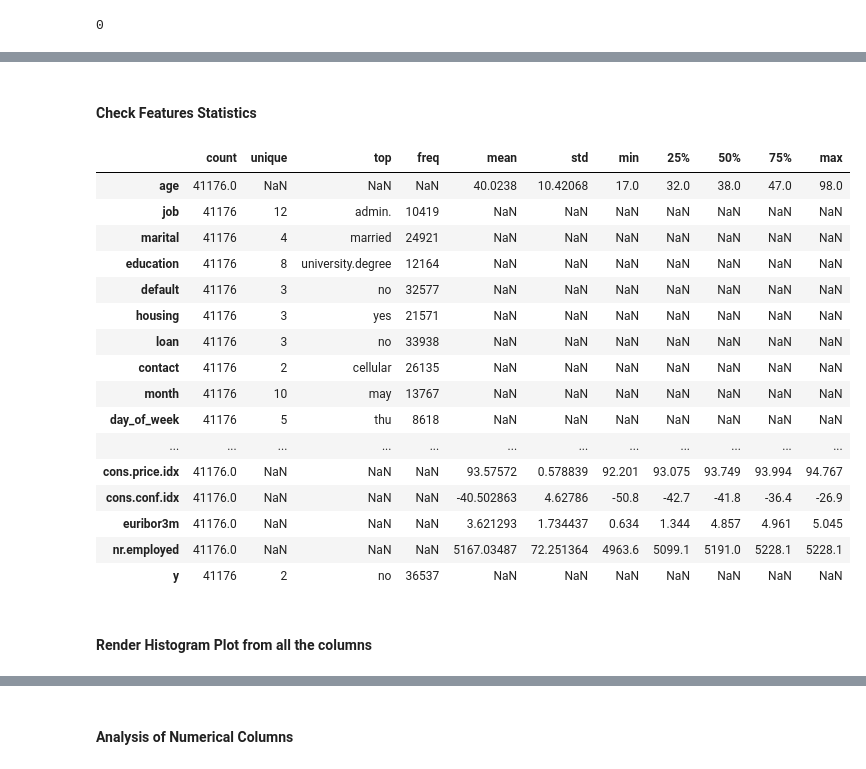
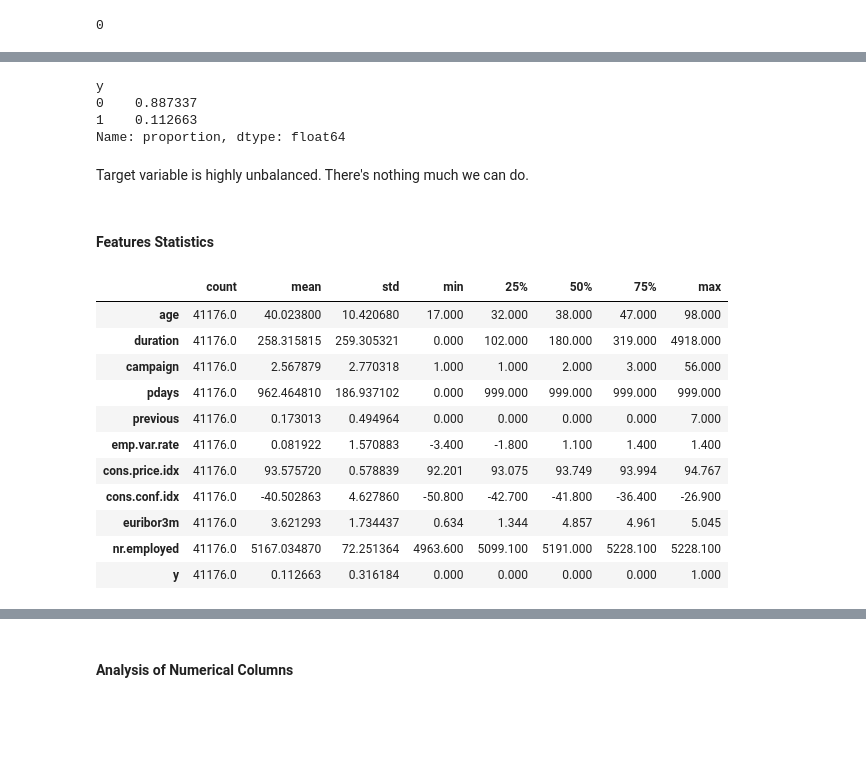
Before and after one commit to outdegree/BH-PCMLAI-M17-App3, a Jupyter notebook: prompt_III.ipynb, the cells around one changed output, grey strips where cells are left out. Saved outputs shown, nothing was run; the diff lists cells and outputs as text; code cells hidden in the pictures; blank space fills up the shorter version.

Commit message:
Improved EDA and plots.

```diff
--- a/prompt_III.ipynb
+++ b/prompt_III.ipynb
@@ -138,0 +154,5 @@ df.duplicated().sum()
+# %%
+pd.set_option("future.no_silent_downcasting", True) # Nuke warning about downcasting string type to a numerical type
+df['y'] = df['y'].replace({'yes': 1, 'no': 0})
+df['y'] = df['y'].astype(np.int8) # Explicitly downcast string type to a numerical type
+df['y'].info()
@@ -139,24 +168,26 @@ df.duplicated().sum()
+# %%
+df['y'].value_counts(normalize = True)
+# %% [output]
+y
+0    0.887337
+1    0.112663
+Name: proportion, dtype: float64
+# %% [markdown]
+Target variable is highly unbalanced. There's nothing much we can do.
 # %% [markdown]
-#### Check Features Statistics
+#### Features Statistics
 # %%
-df.describe(include = 'all').T
+df.describe().T
 # %% [output]
-|  | count | unique | top | freq | mean | std | min | 25% | 50% | 75% | max |
-| age | 41176.0 | NaN | NaN | NaN | 40.0238 | 10.42068 | 17.0 | 32.0 | 38.0 | 47.0 | 98.0 |
-| job | 41176 | 12 | admin. | 10419 | NaN | NaN | NaN | NaN | NaN | NaN | NaN |
-| marital | 41176 | 4 | married | 24921 | NaN | NaN | NaN | NaN | NaN | NaN | NaN |
-| education | 41176 | 8 | university.degree | 12164 | NaN | NaN | NaN | NaN | NaN | NaN | NaN |
-| default | 41176 | 3 | no | 32577 | NaN | NaN | NaN | NaN | NaN | NaN | NaN |
-| housing | 41176 | 3 | yes | 21571 | NaN | NaN | NaN | NaN | NaN | NaN | NaN |
-| loan | 41176 | 3 | no | 33938 | NaN | NaN | NaN | NaN | NaN | NaN | NaN |
-| contact | 41176 | 2 | cellular | 26135 | NaN | NaN | NaN | NaN | NaN | NaN | NaN |
-| month | 41176 | 10 | may | 13767 | NaN | NaN | NaN | NaN | NaN | NaN | NaN |
-| day_of_week | 41176 | 5 | thu | 8618 | NaN | NaN | NaN | NaN | NaN | NaN | NaN |
-| ... | ... | ... | ... | ... | ... | ... | ... | ... | ... | ... | ... |
-| cons.price.idx | 41176.0 | NaN | NaN | NaN | 93.57572 | 0.578839 | 92.201 | 93.075 | 93.749 | 93.994 | 94.767 |
-| cons.conf.idx | 41176.0 | NaN | NaN | NaN | -40.502863 | 4.62786 | -50.8 | -42.7 | -41.8 | -36.4 | -26.9 |
-| euribor3m | 41176.0 | NaN | NaN | NaN | 3.621293 | 1.734437 | 0.634 | 1.344 | 4.857 | 4.961 | 5.045 |
-| nr.employed | 41176.0 | NaN | NaN | NaN | 5167.03487 | 72.251364 | 4963.6 | 5099.1 | 5191.0 | 5228.1 | 5228.1 |
-| y | 41176 | 2 | no | 36537 | NaN | NaN | NaN | NaN | NaN | NaN | NaN |
+|  | count | mean | std | min | 25% | 50% | 75% | max |
+| age | 41176.0 | 40.023800 | 10.420680 | 17.000 | 32.000 | 38.000 | 47.000 | 98.000 |
+| duration | 41176.0 | 258.315815 | 259.305321 | 0.000 | 102.000 | 180.000 | 319.000 | 4918.000 |
+| campaign | 41176.0 | 2.567879 | 2.770318 | 1.000 | 1.000 | 2.000 | 3.000 | 56.000 |
+| pdays | 41176.0 | 962.464810 | 186.937102 | 0.000 | 999.000 | 999.000 | 999.000 | 999.000 |
+| previous | 41176.0 | 0.173013 | 0.494964 | 0.000 | 0.000 | 0.000 | 0.000 | 7.000 |
+| emp.var.rate | 41176.0 | 0.081922 | 1.570883 | -3.400 | -1.800 | 1.100 | 1.400 | 1.400 |
+| cons.price.idx | 41176.0 | 93.575720 | 0.578839 | 92.201 | 93.075 | 93.749 | 93.994 | 94.767 |
+| cons.conf.idx | 41176.0 | -40.502863 | 4.627860 | -50.800 | -42.700 | -41.800 | -36.400 | -26.900 |
+| euribor3m | 41176.0 | 3.621293 | 1.734437 | 0.634 | 1.344 | 4.857 | 4.961 | 5.045 |
+| nr.employed | 41176.0 | 5167.034870 | 72.251364 | 4963.600 | 5099.100 | 5191.000 | 5228.100 | 5228.100 |
+| y | 41176.0 | 0.112663 | 0.316184 | 0.000 | 0.000 | 0.000 | 0.000 | 1.000 |
-# %% [markdown]
-#### Render Histogram Plot from all the columns
```
Also changed, not shown: parts of 61 cells of this notebook.
